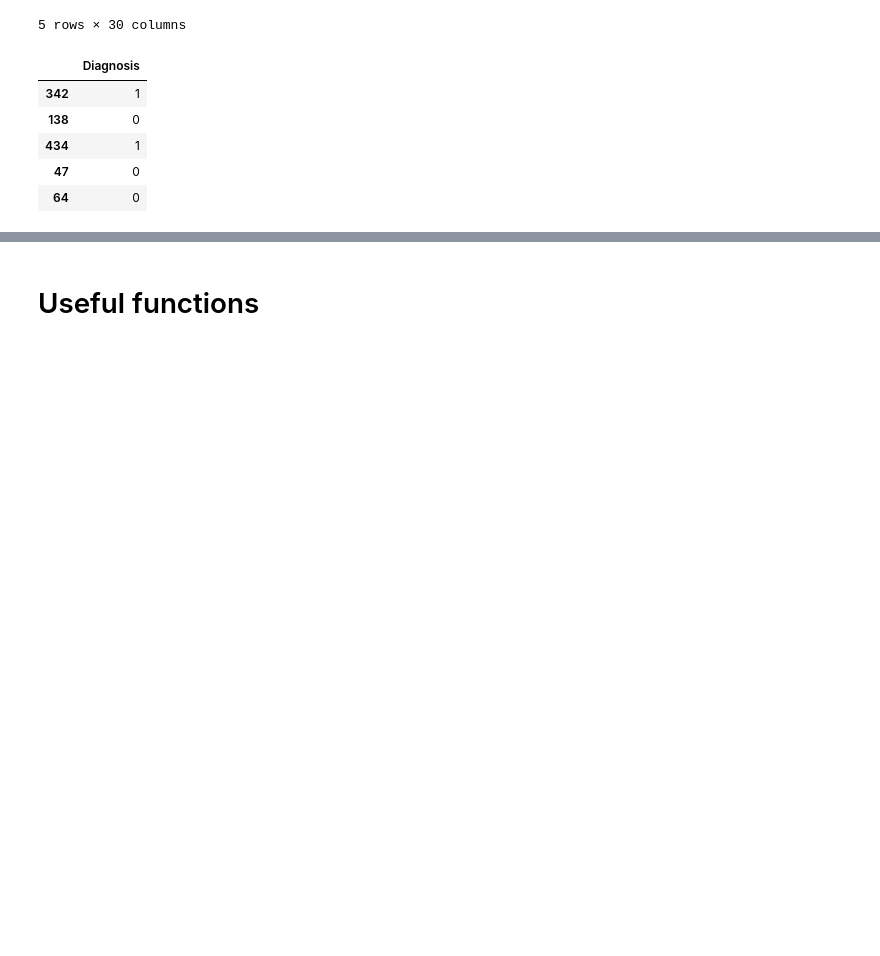
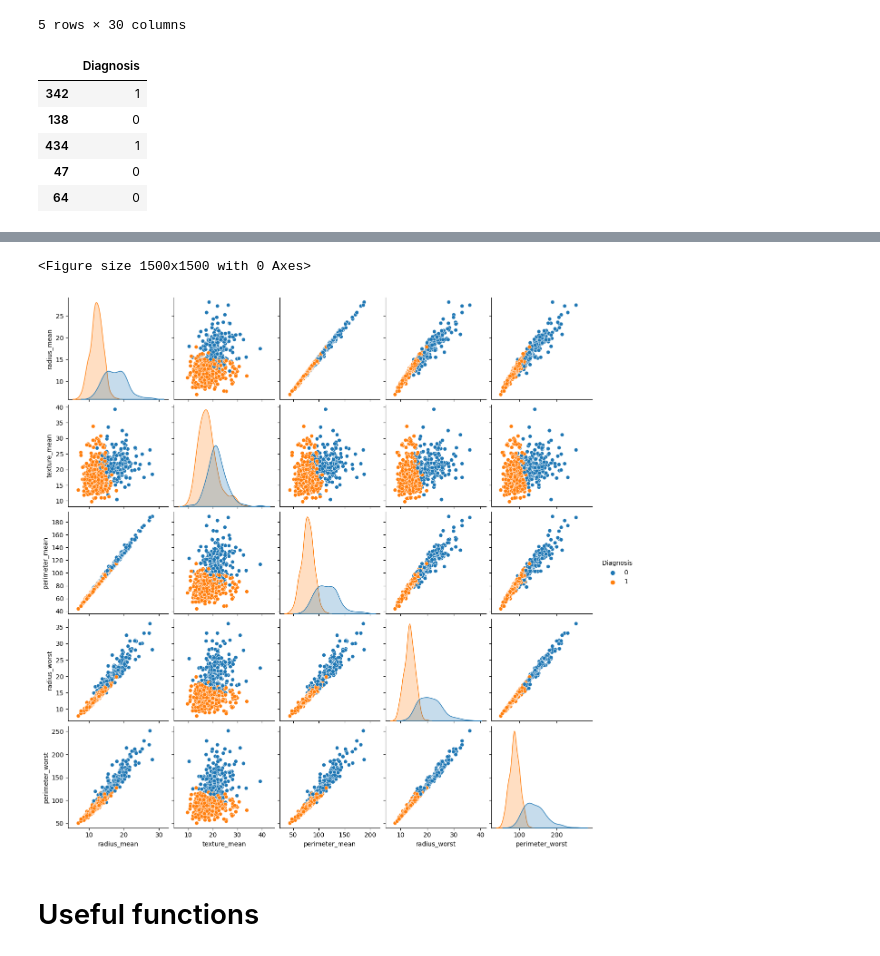
Before and after one commit to a-matson/DST_ASS1, a Jupyter notebook: report.ipynb, the cells around one changed output, grey strips where cells are left out. Saved outputs shown, nothing was run; the diff lists cells and outputs as text; code cells hidden in the pictures; blank space fills up the shorter version.

```diff
--- a/report.ipynb
+++ b/report.ipynb
@@ -153,3 +283,11 @@ y_train.head()
+# %%
+# pairplot
+plt.figure(figsize=(15,15))
+sns.pairplot(data, hue="Diagnosis", vars=["radius_mean", "texture_mean", "perimeter_mean", "radius_worst", "perimeter_worst"])
+plt.show()
+# %% [output]
+<Figure size 1500x1500 with 0 Axes>
+[figure, added]
 # %% [markdown]
 # Useful functions
 # %%
```
Also changed, not shown: parts of 16 cells of this notebook.
